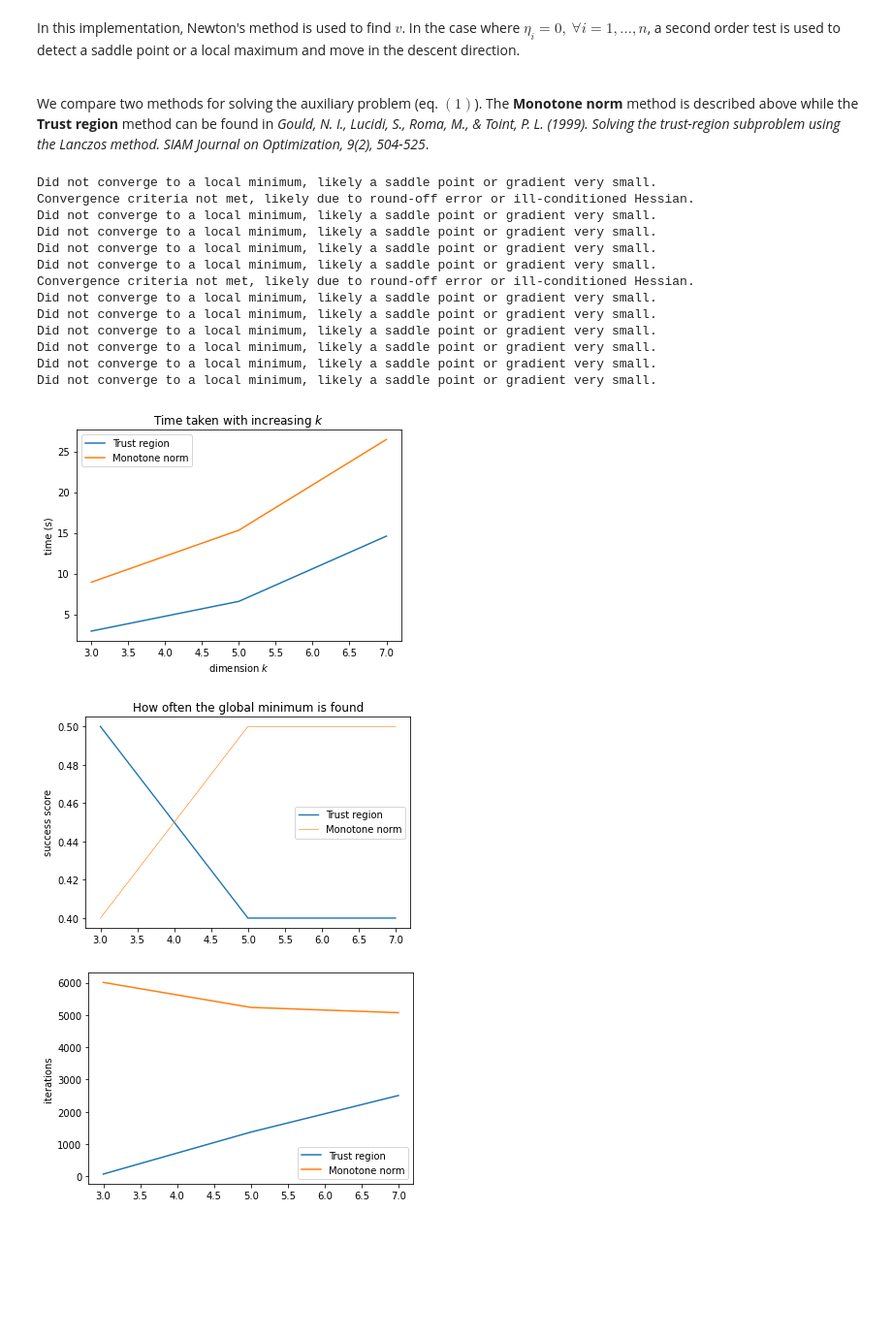
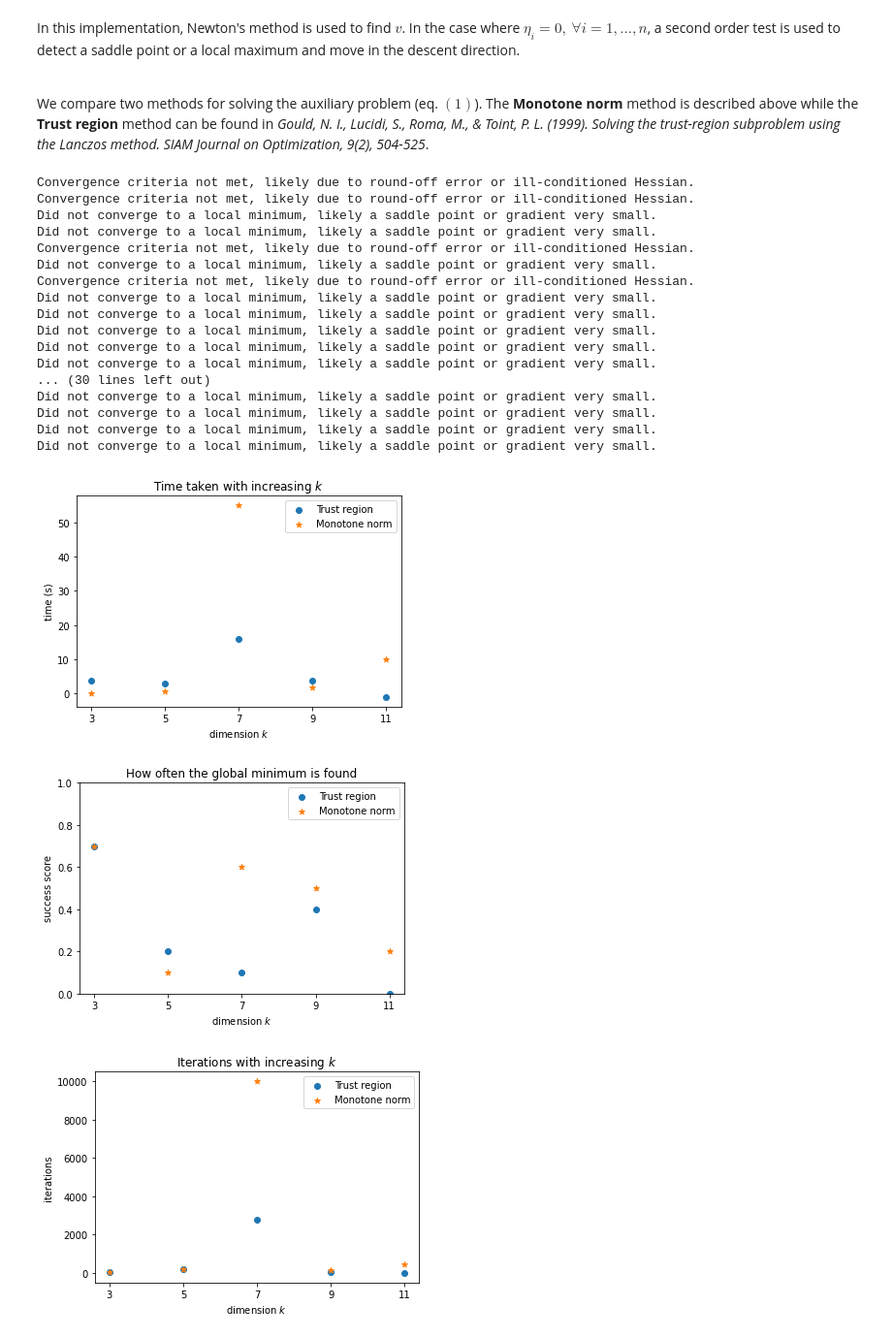
Before and after one commit to petrulii/Cubic-Regularization, a Jupyter notebook: tutorial.ipynb, the cells around one changed output. Shown at 97% size. Drawn from its saved outputs; the diff is of its cells as text; code cells hidden in the pictures; blank space fills up the shorter version.

```diff
--- a/tutorial.ipynb
+++ b/tutorial.ipynb
@@ -163,25 +163,30 @@ $$
 In this implementation, Newton's method is used to find $v$. In the case where $\eta_i=0,\ \forall i=1,\dots,n$, a second order test is used to detect a saddle point or a local maximum and move in the descent direction.<br /><br />
 
 We compare two methods for solving the auxiliary problem (eq. $(1)$). The <strong>Monotone norm</strong> method is described above while the <strong>Trust region</strong> method can be found in <em>Gould, N. I., Lucidi, S., Roma, M., & Toint, P. L. (1999). Solving the trust-region subproblem using the Lanczos method. SIAM Journal on Optimization, 9(2), 504-525</em>.
-# %%
-test_aux_methods(nb_experiments=10, high_dim=9)
-# %% [output]
-Did not converge to a local minimum, likely a saddle point or gradient very small.
-Convergence criteria not met, likely due to round-off error or ill-conditioned Hessian.
-Did not converge to a local minimum, likely a saddle point or gradient very small.
-Did not converge to a local minimum, likely a saddle point or gradient very small.
-Did not converge to a local minimum, likely a saddle point or gradient very small.
-Did not converge to a local minimum, likely a saddle point or gradient very small.
-Convergence criteria not met, likely due to round-off error or ill-conditioned Hessian.
-Did not converge to a local minimum, likely a saddle point or gradient very small.
-Did not converge to a local minimum, likely a saddle point or gradient very small.
-Did not converge to a local minimum, likely a saddle point or gradient very small.
-Did not converge to a local minimum, likely a saddle point or gradient very small.
-Did not converge to a local minimum, likely a saddle point or gradient very small.
-Did not converge to a local minimum, likely a saddle point or gradient very small.
-[figure, removed]
-[figure, removed]
-[figure, removed]
+# %%
+np.random.seed(2)
+test_aux_methods(nb_experiments=10, high_dim=13)
+# %% [output]
+Convergence criteria not met, likely due to round-off error or ill-conditioned Hessian.
+Convergence criteria not met, likely due to round-off error or ill-conditioned Hessian.
+Did not converge to a local minimum, likely a saddle point or gradient very small.
+Did not converge to a local minimum, likely a saddle point or gradient very small.
+Convergence criteria not met, likely due to round-off error or ill-conditioned Hessian.
+Did not converge to a local minimum, likely a saddle point or gradient very small.
+Convergence criteria not met, likely due to round-off error or ill-conditioned Hessian.
+Did not converge to a local minimum, likely a saddle point or gradient very small.
+Did not converge to a local minimum, likely a saddle point or gradient very small.
+Did not converge to a local minimum, likely a saddle point or gradient very small.
+Did not converge to a local minimum, likely a saddle point or gradient very small.
+Did not converge to a local minimum, likely a saddle point or gradient very small.
+... (30 lines left out)
+Did not converge to a local minimum, likely a saddle point or gradient very small.
+Did not converge to a local minimum, likely a saddle point or gradient very small.
+Did not converge to a local minimum, likely a saddle point or gradient very small.
+Did not converge to a local minimum, likely a saddle point or gradient very small.
+[figure, added]
+[figure, added]
+[figure, added]
 # %%
 # Genereting and minimizing some funky 2D polynomials. Run this multiple times!
 src.example.main(function='polynomial', aux_method='monotone_norm')
```
Also changed, not shown: parts of 6 cells of this notebook, 7 other files.
